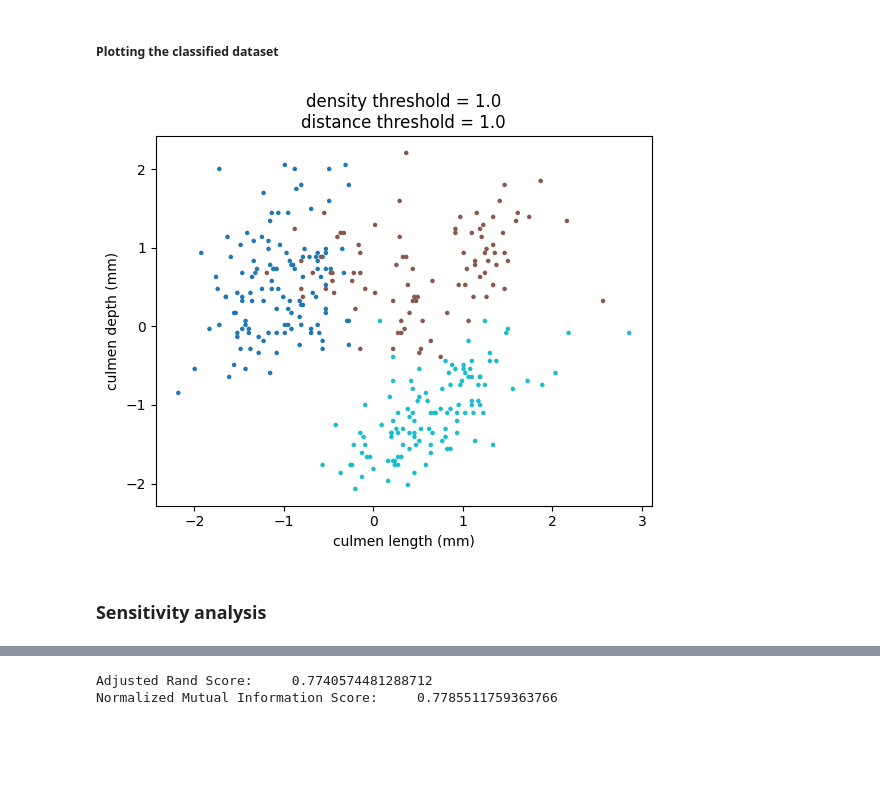
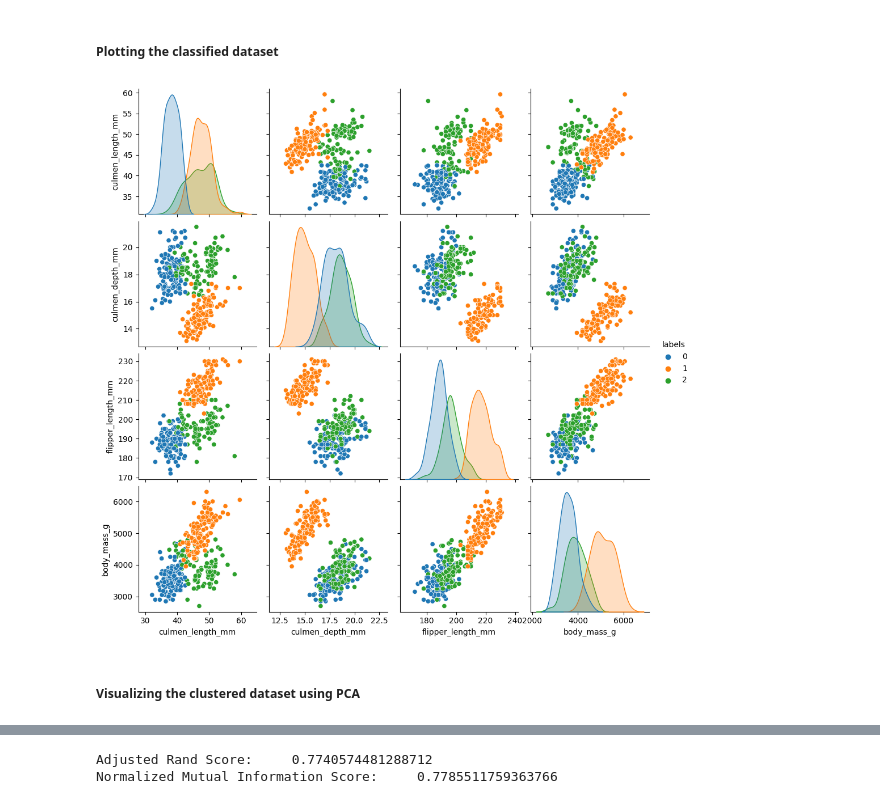
Before and after one commit to samuelveersingh/REM-tutorial, a Jupyter notebook: REM-tutorial-updated.ipynb, the cells around one changed output, grey strips where cells are left out. Drawn from its saved outputs; the diff is of its cells as text; code cells hidden in the pictures; blank space fills up the shorter version.

```diff
--- a/REM-tutorial-updated.ipynb
+++ b/REM-tutorial-updated.ipynb
@@ -78,7 +177,7 @@ Cluster.mode_decision_plot()
 [figure]
 # %%
 # Setting the density threshold and distance threshold value from the mode decision plot
-Cluster.fit(density_threshold = 1.0, distance_threshold = 1.0)
+Cluster.fit(density_threshold = 1.15, distance_threshold = 1.00)
 yp = Cluster.get_labels(mixture_selection='aic')
 # %% [output]
 3 modes selected.
@@ -84,0 +186,6 @@ yp = Cluster.get_labels(mixture_selection='aic')
+# %%
+yp[yp == 2] = 3; yp[yp == 1] = 2; yp[yp == 3] = 1;        ## corrected yp
+
+# performance metric
+fm = metrics.fowlkes_mallows_score(df['species'], yp)
+print('Fowlkes-Mallows index (FMI) : %.2f' % (fm))
@@ -85,12 +200,12 @@ yp = Cluster.get_labels(mixture_selection='aic')
 # %% [markdown]
 ##### Plotting the classified dataset
 # %%
-plt.scatter(X_scaled[:, 0], X_scaled[:, 1], s = 5, c = yp, marker = "o", cmap='tab10')
-plt.xlabel('culmen length (mm)')
-plt.ylabel('culmen depth (mm)')
-plt.title('density threshold = 1.0' + '\n' + 'distance threshold = 1.0')
+# to plot the pairwise feature plots for 8 attributes/features
+df_updated = df[df.columns[2:-1]]
+df_updated = df_updated.assign(labels=yp)
+sns.pairplot(df_updated, hue="labels", palette='tab10')
 plt.show()
 # %% [output]
-[figure, old version]
+[figure, new version]
-# %% [markdown]
-### Sensitivity analysis
+# %% [markdown]
+##### Visualizing the clustered dataset using PCA
```
Also changed, not shown: parts of 23 cells of this notebook.
